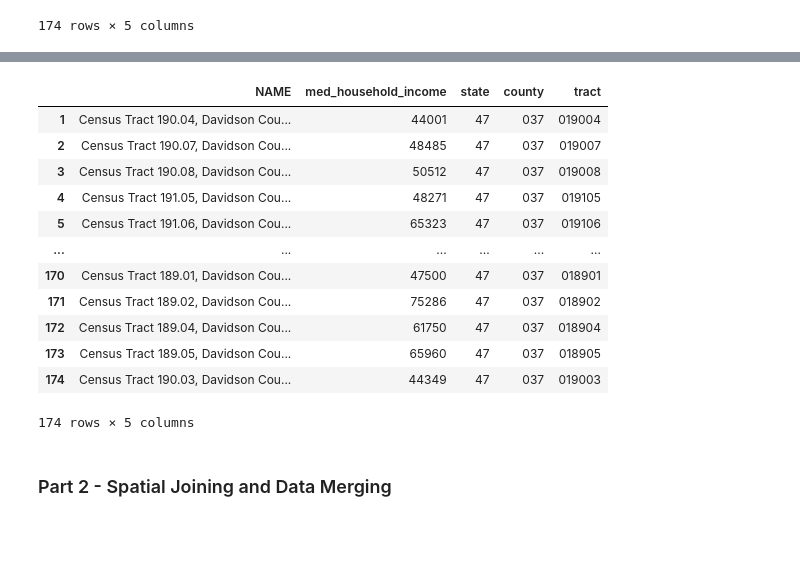
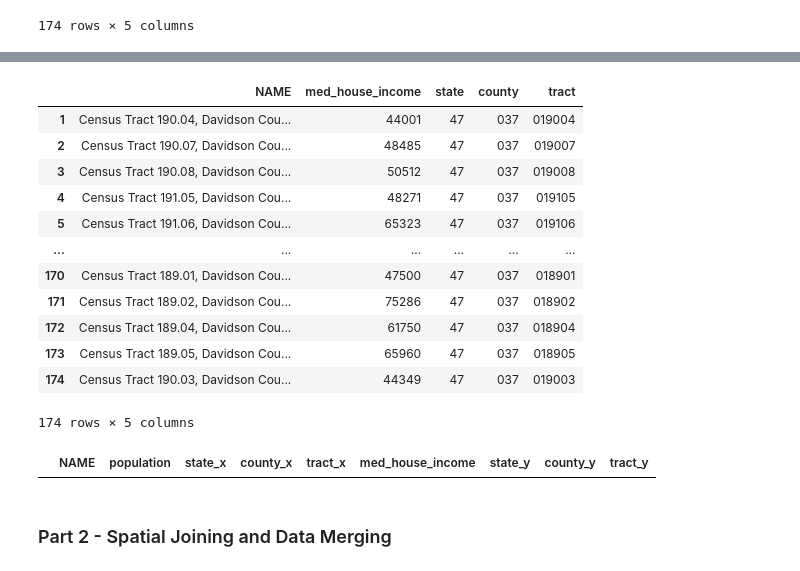
Before and after one commit to nss-data-science-cohort-6/api_project-goobers, a Jupyter notebook: Notebooks/Tim.ipynb, the cells around one changed output, grey strips where cells are left out. Cells and saved outputs as stored; diff of their text form; code cells hidden in the pictures; blank space fills up the shorter version.

Commit message:
Have dataframes from census info.  Trying to merge correctly.

```diff
--- a/Notebooks/Tim.ipynb
+++ b/Notebooks/Tim.ipynb
@@ -126,13 +113,13 @@ population_df
 174 rows × 5 columns
 # %%
 #2020 American Community Survey for Median household income
-endpoint2 = f'https://api.census.gov/data/2020/acs/acs5/subject?get=NAME,S1901_C01_012E&for=tract:*&in=state:47&in=county:037'
+endpoint = f'https://api.census.gov/data/2020/acs/acs5/subject?get=NAME,S1901_C01_012E&for=tract:*&in=state:47&in=county:037'
 # Parameter dictionary for API call
-params2 = {
+params = {
     'key': census_api
 }
 # Stores API response as a requests object: response
-income = requests.get(endpoint2)
+response = requests.get(endpoint)
 # Applies the parameters dictionary to API response
-income = requests.get(endpoint, params = params2)
+response = requests.get(endpoint, params = params)
 # %%
@@ -158,15 +129,15 @@ income.json()
 # %%
 #formats response to .json()
-income = income.json()
+res = response.json()
 # creates pandas dataframe from res variable (response.json)
-Med_Household_income_df = pd.DataFrame(income)
+Med_Household_income_df = pd.DataFrame(res)
 header = Med_Household_income_df.iloc[0]
 Med_Household_income_df = Med_Household_income_df[1:]
 Med_Household_income_df.columns = header
-Med_Household_income_df = Med_Household_income_df.rename(columns={'S1901_C01_012E': 'med_household_income'})
+Med_Household_income_df.rename(columns={'S1901_C01_012E': 'med_house_income'}, inplace = True)
 Med_Household_income_df
 # %% [output]
-|  | NAME | med_household_income | state | county | tract |
+|  | NAME | med_house_income | state | county | tract |
 | 1 | Census Tract 190.04, Davidson Cou... | 44001 | 47 | 037 | 019004 |
 | 2 | Census Tract 190.07, Davidson Cou... | 48485 | 47 | 037 | 019007 |
 | 3 | Census Tract 190.08, Davidson Cou... | 50512 | 47 | 037 | 019008 |
@@ -179,6 +150,17 @@ Med_Household_income_df
 | 173 | Census Tract 189.05, Davidson Cou... | 65960 | 47 | 037 | 018905 |
 | 174 | Census Tract 190.03, Davidson Cou... | 44349 | 47 | 037 | 019003 |
 174 rows × 5 columns
+# %%
+census_df = pd.merge(
+    left = population_df,
+    right = Med_Household_income_df,
+    how='inner',
+    left_on=['NAME', 'population'],
+    right_on=['NAME', 'med_house_income']
+)
+census_df
+# %% [output]
+|  | NAME | population | state_x | county_x | tract_x | med_house_income | state_y | county_y | tract_y |
 # %% [markdown]
 ### Part 2 - Spatial Joining and Data Merging
 # %% [markdown]
```
Also changed, not shown: parts of 5 cells of this notebook.
